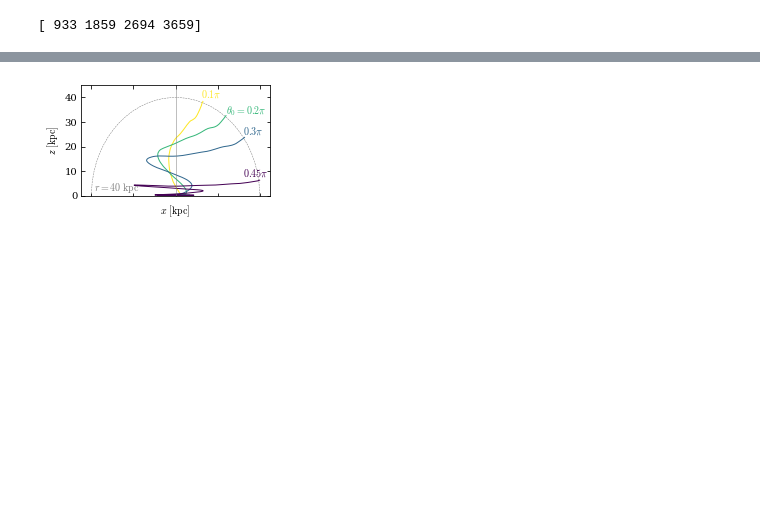
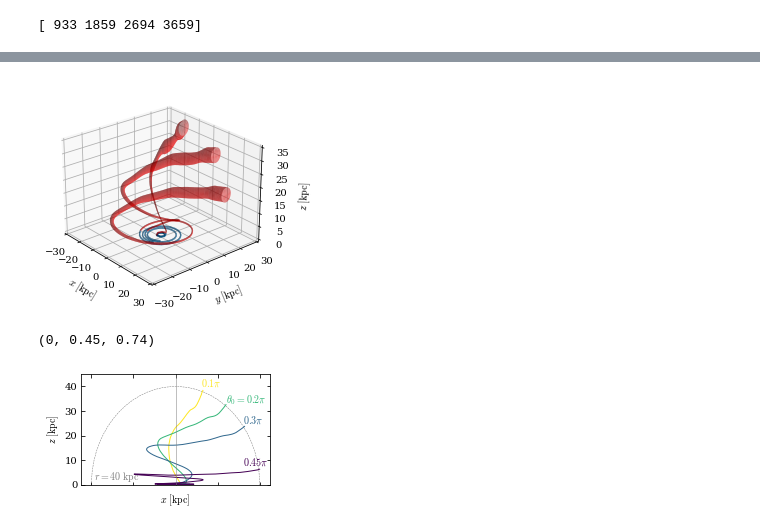
Before and after one commit to JonathanSternAstro/gizmo_analysis, a Jupyter notebook: ipynb/subsonic_solution/particleTracking.ipynb, the cells around one changed output, grey strips where cells are left out. Cells and saved outputs as stored; diff of their text form; code cells hidden in the pictures; blank space fills up the shorter version.

```diff
--- a/ipynb/subsonic_solution/particleTracking.ipynb
+++ b/ipynb/subsonic_solution/particleTracking.ipynb
@@ -128,6 +128,7 @@ Omegas = jzs/Rs**2 * un.km/un.s/un.kpc
 vzs = vs[:,:,2]
 vRs = (vs[:,:,0]*xs/rs + vs[:,:,1]*ys/rs)
 vrs = (vs[:,:,0]*xs/rs + vs[:,:,1]*ys/rs + vs[:,:,2]*zs/rs)
+v_abs = (vRs**2+vzs**2+vphis**2)**0.5
 # cos𝜃cos𝜙𝐱+cos𝜃sin𝜙𝐲−sin𝜃𝐳)𝜃
 vthetas = vs[:,:,0]*np.cos(thetas)*np.cos(phis) + vs[:,:,1]*np.cos(thetas)*np.sin(phis) - vs[:,:,2]*np.sin(thetas)
 # %%
@@ -190,0 +179,14 @@ ax.zaxis.set_label('$z$')
+# %%
+def plot_helix(ax,_phis,_Rs,_zs,_Ts,_As,c,a=3):
+    _v=pl.linspace(0,2*np.pi,40)
+    [phis,v]=np.meshgrid(_phis+np.pi/2,_v)
+    [zs,v]=np.meshgrid(_zs,_v)
+    [Rs,v]=np.meshgrid(_Rs,_v)
+    [Ts,v]=np.meshgrid(_Ts,_v)
+    [As,v]=np.meshgrid(_As*a,_v)
+    x=(Rs+As*np.cos(v))*np.cos(phis)
+    y=(Rs+As*np.cos(v))*np.sin(phis)
+    z=As*np.sin(v)+zs;
+    my_col = cm.jet((log(Ts)-3.5)/3)
+    ax.plot_surface(x,y,z,color=c)#,cmap='coolwarm',facecolors=my_col,#(log(Ts)-3.5)/3,
+                   #rstride=1, cstride=1, linewidth=0, antialiased=False)#,vmin=3.5,vmax=6.5)
@@ -191,3 +204,33 @@ ax.zaxis.set_label('$z$')
+# %%
+fig = pl.figure()
+ax = pl.axes(projection='3d')
+_arr = [(a,b) for a,b in enumerate(theta_midbins)]
+for i,ind in (_arr[2],_arr[3],_arr[0]):
+#     if i==1: continue
+    med_ind = int(np.median(tSF_ind[theta_inds[i]]))
+    med_dphis, med_Rs, med_zs, med_Ts, med_rhovs = [
+        np.nanmedian(val[:,theta_inds[i]],axis=1)[med_ind:] for val in (dphis,Rs,zs,Ts,(nHs*v_abs)**-1)]
+    med_rhovs /= med_rhovs[-1]
+    med_rhovs[med_rhovs<0.1] = 0.1
+    for j in range(2):
+        Tinds = (med_Ts<=1e5, med_Ts>1e5)[j]
+        if j==0: Tinds[Tinds.nonzero()[0][-1]+1]=True
+        plot_helix(ax,med_dphis[Tinds],med_Rs[Tinds],med_zs[Tinds],med_Ts,med_rhovs[Tinds],c=((0, 0.45, 0.74,0.5),(1,0,0,0.5))[j])
+#     ax.scatter3D(_ys[::d],_xs[::d],_zs[::d],label=labels[i],color=colors[i],marker='o',s=2)
+    ax.set_ylim(-30,30)
+    ax.set_xlim(-30,30)
+    ax.set_zlim(0,35)
+    ax.view_init(25,-40)
+    pl.xlabel(r'$x\ [{\rm kpc}]$')
+    pl.ylabel(r'$y\ [{\rm kpc}]$')
+    ax.set_zlabel(r'$z\ [{\rm kpc}]$')
+pl.savefig(figdir+'3Dtracks.pdf')
+# %% [output]
+[figure, added]
+# %%
+niceblue
+# %% [output]
+(0, 0.45, 0.74)
 # %%
 rCircle = 40
 fig = pl.figure(figsize=(fig_width_half,fig_width_half*0.6))
```
Also changed, not shown: parts of 4 cells of this notebook.
